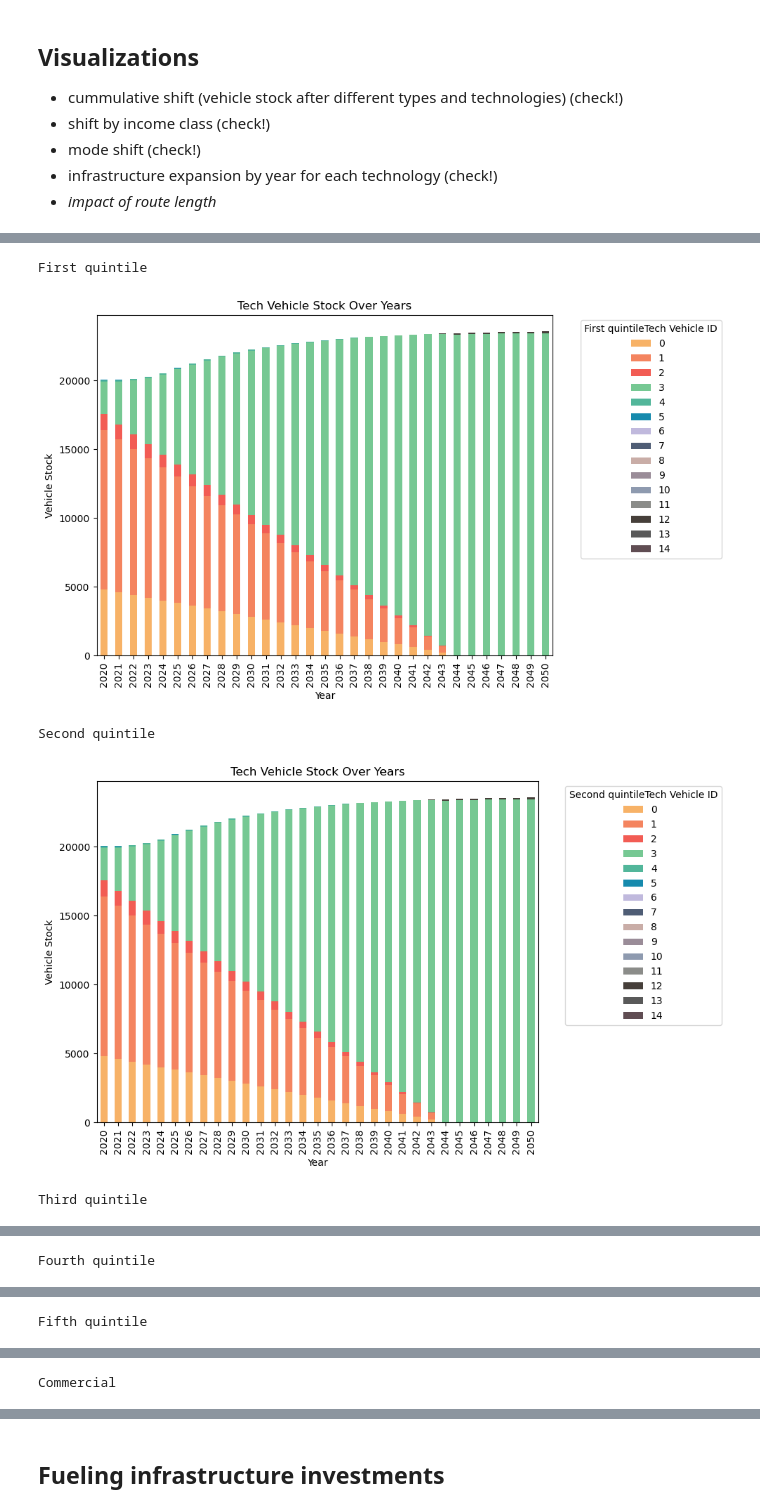
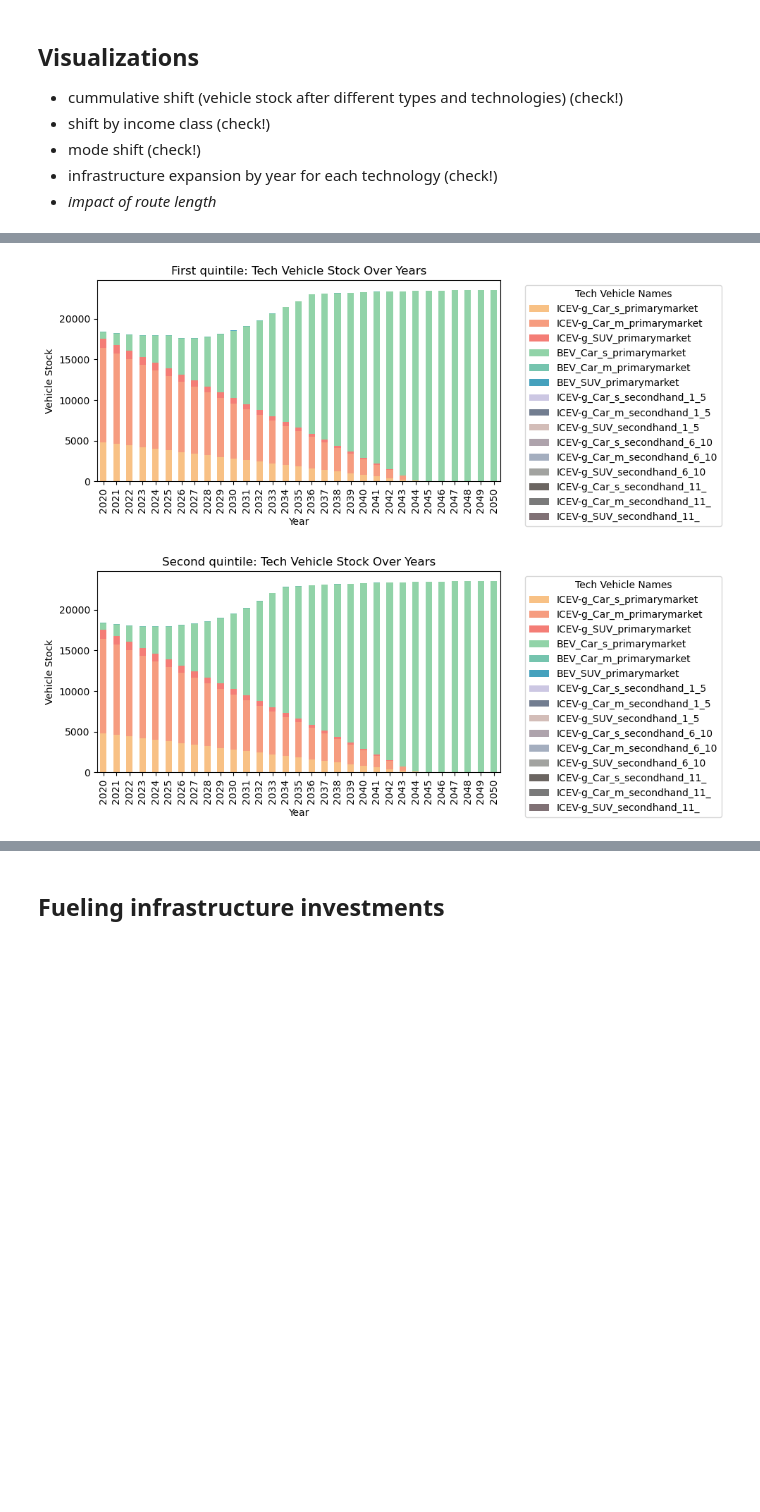
Before and after one commit to antoniamgolab/iDesignRES_transcompmodel, a Jupyter notebook: examples/Basque country/results_analysis.ipynb, the cells around one changed output, grey strips where cells are left out. Saved outputs shown, nothing was run; the diff lists cells and outputs as text; code cells hidden in the pictures; blank space fills up the shorter version.

```diff
--- a/examples/Basque country/results_analysis.ipynb
+++ b/examples/Basque country/results_analysis.ipynb
@@ -9,8 +9,8 @@ import sys
 import pandas as pd
 import geopandas as gpd
 # %%
-case_study_name = "region_dep_costs"
-input_file_name = "transport_data_years_v50.yaml"
+case_study_name = "testing_2025-02-02_10-12-05"
+input_file_name = "transport_data_years_v60.yaml"
 
 current_path = os.getcwd()
 print("Current path:", current_path)
@@ -161,9 +165,9 @@ def get_vehicle_stock(by_income_class = False, income_class=None):
 
         for y in range(y_init, Y_end + 1):
             if not by_income_class:
-                total_veh_number = sum(h[(y, r, tv_id, g)] for g in range(g_init, y + 1) for r in range(0, 20))
+                total_veh_number = sum(h[(y, r, tv_id, g)] for g in range(g_init, y + 1) for r in odpair_list.keys() if (y, r, tv_id, g) in h.keys())
             else:
-                total_veh_number = sum(h[(y, r, tv_id, g)] for g in range(g_init, y + 1) for r in range(0, 20) if odpair_list[r]["financial_status"] == income_class and (y, r, tv_id, g) in h.keys())
+                total_veh_number = sum(h[(y, r, tv_id, g)] for g in range(g_init, y + 1) for r in odpair_list.keys() if odpair_list[r]["financial_status"] == income_class and (y, r, tv_id, g) in h.keys())
             techveh_stock[(y, tv_id)] = total_veh_number
     return techveh_stock
 # %%
@@ -172,5 +181,6 @@ colors_techvehicles = ["#f7b267", "#f4845f", "#f25c54", "#76c893", "#52b69a", "#
 # %%
-fig, ax = plt.subplots(figsize=(10, 6))
+tech_vehicle_names = [techvehicle_list[tech_id]["name"] for tech_id in techvehicle_list.keys()]
+fig, ax = plt.subplots(figsize=(10, 4))
 
 years = range(y_init, Y_end + 1)
 tech_ids = list(techvehicle_list.keys())
@@ -182,11 +192,14 @@ data = {year: [techveh_stock_all.get((year, tech_id), 0) for tech_id in tech_ids
 df = pd.DataFrame(data, index=tech_ids).T
 
 # Plotting
-df.plot(kind='bar', stacked=True, ax=ax, color=colors_techvehicles)
+bars = df.plot(kind='bar', stacked=True, ax=ax, color=colors_techvehicles, alpha=0.8)
 ax.set_xlabel('Year')
 ax.set_ylabel('Vehicle Stock')
 ax.set_title('Tech Vehicle Stock Over Years')
-plt.legend(title='Tech Vehicle ID', bbox_to_anchor=(1.05, 1), loc='upper left')
+
+handles, _ = ax.get_legend_handles_labels()
+ax.legend(handles, tech_vehicle_names, title='Tech Vehicle Names', bbox_to_anchor=(1.05, 1), loc='upper left')
+ # plt.legend(title='Tech Vehicle ID', bbox_to_anchor=(1.05, 1), loc='upper left')
 plt.tight_layout()
 plt.show()
 # %% [output]
@@ -194,29 +207,31 @@ plt.show()
+# %%
+tech_vehicle_names = [techvehicle_list[tech_id]["name"] for tech_id in techvehicle_list.keys()]
 # %%
-for fs in financial_status_list.keys():
-    techveh_stock_fs = get_vehicle_stock(by_income_class=True, income_class=financial_status_list[fs]["name"])
-    print(financial_status_list[fs]["name"] )
-    fig, ax = plt.subplots(figsize=(10, 6))
+financial_status_list = input_data["FinancialStatus"]
+financial_status_list = {item["id"]: item for item in financial_status_list}
+for fin in financial_status_list.keys():
+    tech_vehicle_names = [techvehicle_list[tech_id]["name"] for tech_id in techvehicle_list.keys()]
+    fig, ax = plt.subplots(figsize=(10, 4))
 
     years = range(y_init, Y_end + 1)
     tech_ids = list(techvehicle_list.keys())
 
-    techveh_stock_all = get_vehicle_stock()
+    techveh_stock_all = get_vehicle_stock(by_income_class=True, income_class=financial_status_list[fin]["name"])
 
     # Prepare data for stacked bar plot
-    data = {year: [techveh_stock_fs.get((year, tech_id), 0) for tech_id in tech_ids] for year in years}
+    data = {year: [techveh_stock_all.get((year, tech_id), 0) for tech_id in tech_ids] for year in years}
     df = pd.DataFrame(data, index=tech_ids).T
 
     # Plotting
-    df.plot(kind='bar', stacked=True, ax=ax, color=colors_techvehicles)
+    bars = df.plot(kind='bar', stacked=True, ax=ax, color=colors_techvehicles, alpha=0.8)
     ax.set_xlabel('Year')
     ax.set_ylabel('Vehicle Stock')
-    ax.set_title('Tech Vehicle Stock Over Years')
-    plt.legend(title= financial_status_list[fs]["name"] + 'Tech Vehicle ID', bbox_to_anchor=(1.05, 1), loc='upper left')
+    ax.set_title(financial_status_list[fin]["name"]+ ': Tech Vehicle Stock Over Years')
+    handles, _ = ax.get_legend_handles_labels()
+    ax.legend(handles, tech_vehicle_names, title='Tech Vehicle Names', bbox_to_anchor=(1.05, 1), loc='upper left')
+
     plt.tight_layout()
-    plt.show()
+    plt.savefig(os.path.normpath(file_results + "/" + case_study_name + "_tech_vehicle_stock_" + financial_status_list[fin]["name"] + ".png"), transparent=True)
 # %% [output]
-First quintile
-[figure, old version]
+[figure, new version]
-Second quintile
-[figure, old version]
+[figure, new version]
-Third quintile
@@ -224 +238,0 @@ Third quintile
-Fourth quintile
@@ -226 +239,0 @@ Fourth quintile
-Fifth quintile
@@ -228 +240,0 @@ Fifth quintile
-Commercial
```
Also changed, not shown: parts of 27 cells of this notebook, 5 other files.
